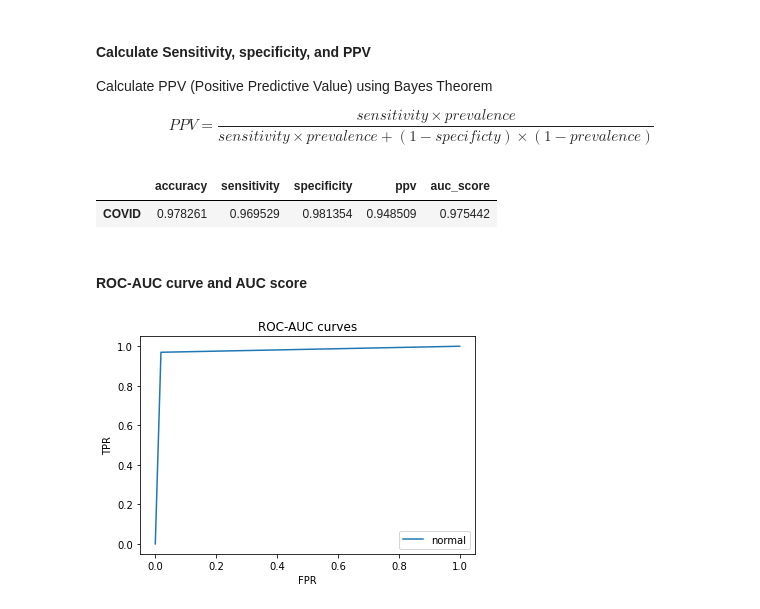
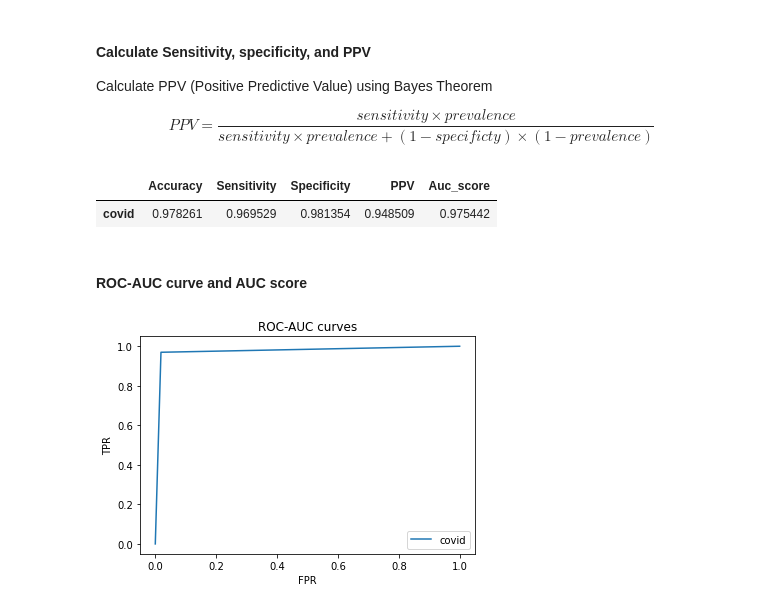
Before and after one commit to karencfisher/COVID19, a Jupyter notebook: notebooks/covidradio_weighted_densenet.ipynb, the cells around one changed output. Saved outputs shown, nothing was run; the diff lists cells and outputs as text; code cells hidden in the pictures.

```diff
--- a/notebooks/covidradio_weighted_densenet.ipynb
+++ b/notebooks/covidradio_weighted_densenet.ipynb
@@ -231,7 +231,7 @@ Accuracy Score = 98.0%
 # %%
 y_true = np.array(valid_gen.classes)
 y_true = np.expand_dims(y_true, axis=1)
-y_pred = model.predict(valid_gen)
+y_pred = model.predict(valid_gen, verbose=1)
 y_pred = y_pred > 0.5
 y_pred = y_pred.astype(np.uint8)
 
@@ -245,43 +246,27 @@ Calculate PPV (Positive Predictive Value) using Bayes Theorem
 
 
 $$ PPV = \frac{sensitivity \times prevalence}{sensitivity\times prevalence + (1 - specificty)\times(1 - prevalence)} $$
-# %%
-metrix = util.model_metrics(y_true, y_pred, classes)
-
-data = []
-for key in metrix.keys():
-  class_data = [metrix[key]['accuracy'],
-                metrix[key]['sensitivity'],
-                metrix[key]['specificity'],
-                metrix[key]['ppv'],
-                metrix[key]['auc_score']]
-  data.append(class_data)
-
-metrics_df = pd.DataFrame(data,
-                          columns=['accuracy',
-                                         'sensitivity',
-                                         'specificity',
-                                         'ppv',
-                                         'auc_score'],
-                          index=['COVID'])
-metrics_df
-# %% [output]
-|  | accuracy | sensitivity | specificity | ppv | auc_score |
-| COVID | 0.978261 | 0.969529 | 0.981354 | 0.948509 | 0.975442 |
+# %%
+labels = ['covid']
+metrix_df, roc_curves = util.model_metrics(y_true, y_pred, labels)
+
+metrix_df
+# %% [output]
+|  | Accuracy | Sensitivity | Specificity | PPV | Auc_score |
+| covid | 0.978261 | 0.969529 | 0.981354 | 0.948509 | 0.975442 |
 # %% [markdown]
 #### ROC-AUC curve and AUC score
 # %%
 
-for key in metrix.keys():
-  curve = metrix[key]['roc_curve']
-  plt.plot(curve['fpr'], curve['tpr'], label=key)
+for i, curve in enumerate(roc_curves):
+  plt.plot(curve[0], curve[1], label=labels[i])
 plt.xlabel("FPR")
 plt.ylabel("TPR")
 plt.title(f'ROC-AUC curves')
 plt.legend()
 plt.show()
 # %% [output]
-[figure, old version]
+[figure, new version]
 # %%
 counts = []
 filelists = []
```
Also changed, not shown: parts of 4 cells of this notebook.
